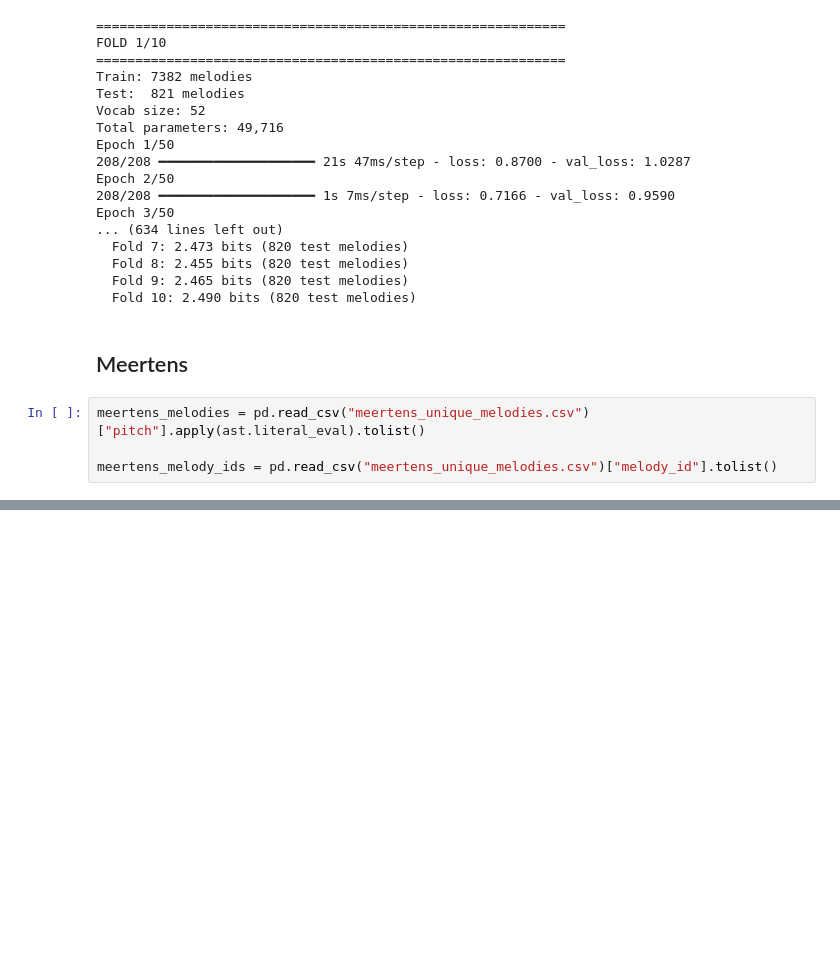
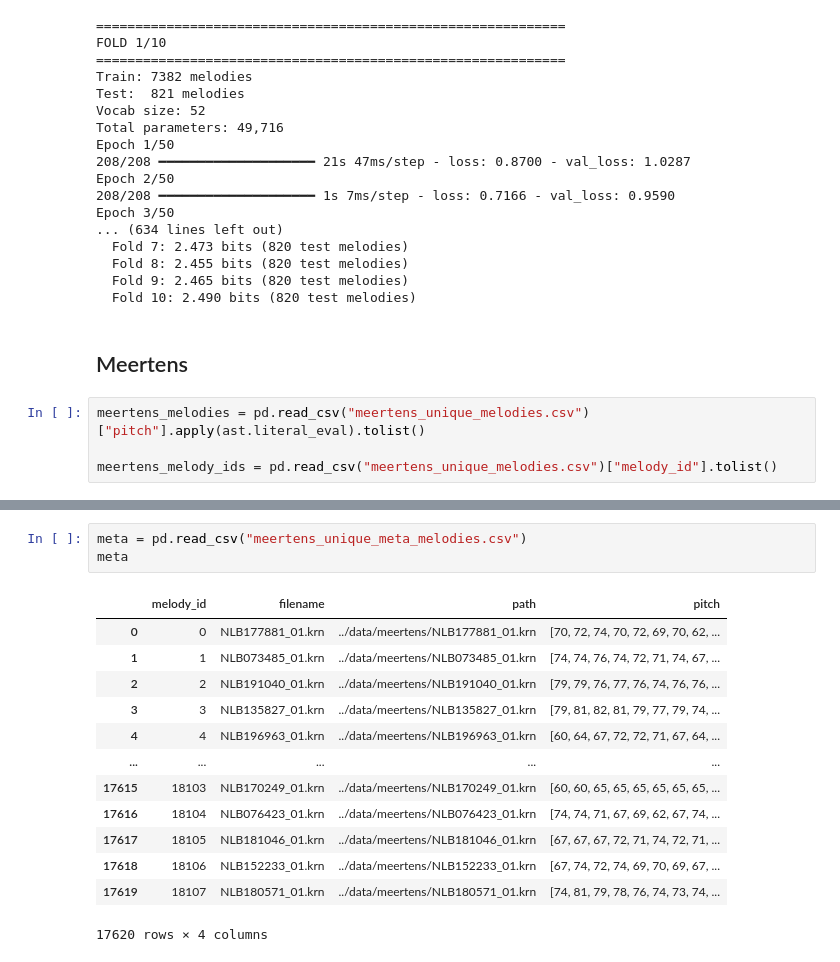
Before and after one commit to meralegre/thesis_ds, a Jupyter notebook: transformer.ipynb, the cells around one changed output, grey strips where cells are left out. Saved outputs shown, nothing was run; the diff lists cells and outputs as text; blank space fills up the shorter version.

```diff
--- a/transformer.ipynb
+++ b/transformer.ipynb
@@ -657,0 +675,17 @@ Epoch 3/75
+# %%
+meta = pd.read_csv("meertens_unique_meta_melodies.csv")
+meta
+# %% [output]
+|  | melody_id | filename | path | pitch |
+| 0 | 0 | NLB177881_01.krn | ../data/meertens/NLB177881_01.krn | [70, 72, 74, 70, 72, 69, 70, 62, ... |
+| 1 | 1 | NLB073485_01.krn | ../data/meertens/NLB073485_01.krn | [74, 74, 76, 74, 72, 71, 74, 67, ... |
+| 2 | 2 | NLB191040_01.krn | ../data/meertens/NLB191040_01.krn | [79, 79, 76, 77, 76, 74, 76, 76, ... |
+| 3 | 3 | NLB135827_01.krn | ../data/meertens/NLB135827_01.krn | [79, 81, 82, 81, 79, 77, 79, 74, ... |
+| 4 | 4 | NLB196963_01.krn | ../data/meertens/NLB196963_01.krn | [60, 64, 67, 72, 72, 71, 67, 64, ... |
+| ... | ... | ... | ... | ... |
+| 17615 | 18103 | NLB170249_01.krn | ../data/meertens/NLB170249_01.krn | [60, 60, 65, 65, 65, 65, 65, 65, ... |
+| 17616 | 18104 | NLB076423_01.krn | ../data/meertens/NLB076423_01.krn | [74, 74, 71, 67, 69, 62, 67, 74, ... |
+| 17617 | 18105 | NLB181046_01.krn | ../data/meertens/NLB181046_01.krn | [67, 67, 67, 72, 71, 74, 72, 71, ... |
+| 17618 | 18106 | NLB152233_01.krn | ../data/meertens/NLB152233_01.krn | [67, 74, 72, 74, 69, 70, 69, 67, ... |
+| 17619 | 18107 | NLB180571_01.krn | ../data/meertens/NLB180571_01.krn | [74, 81, 79, 78, 76, 74, 73, 74, ... |
+17620 rows × 4 columns
```
Also changed, not shown: parts of 9 cells of this notebook.
